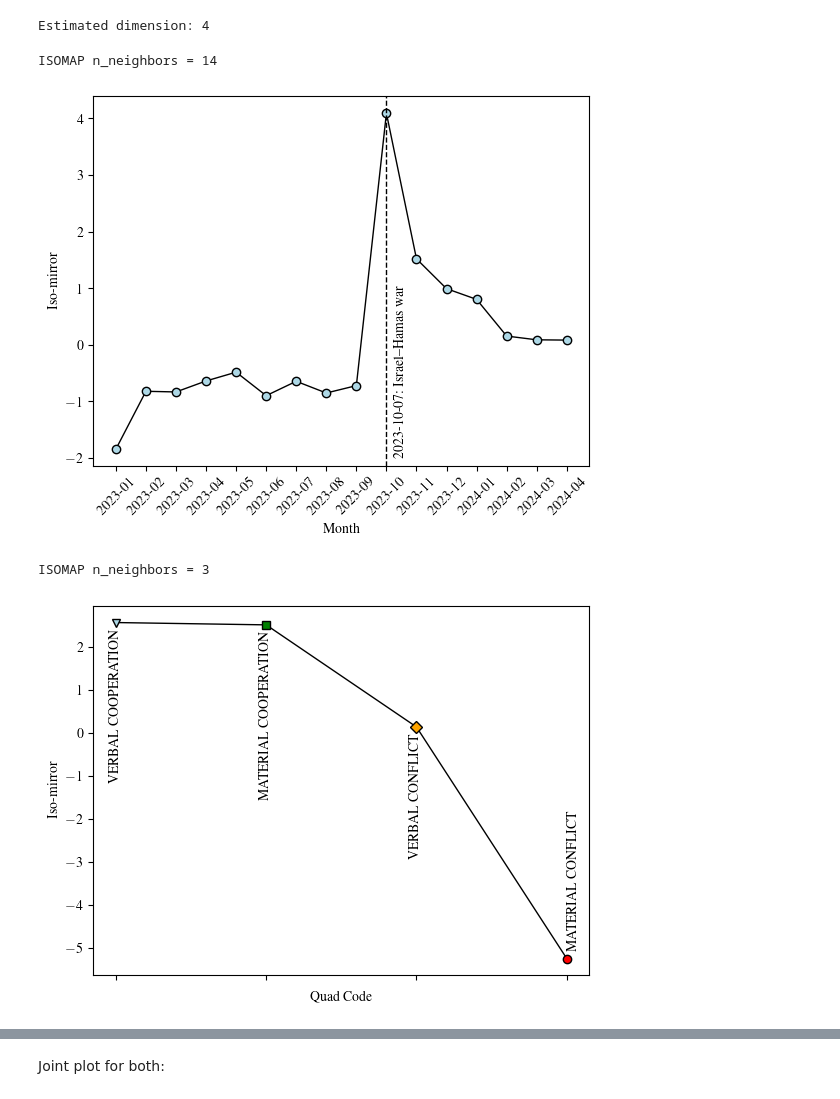
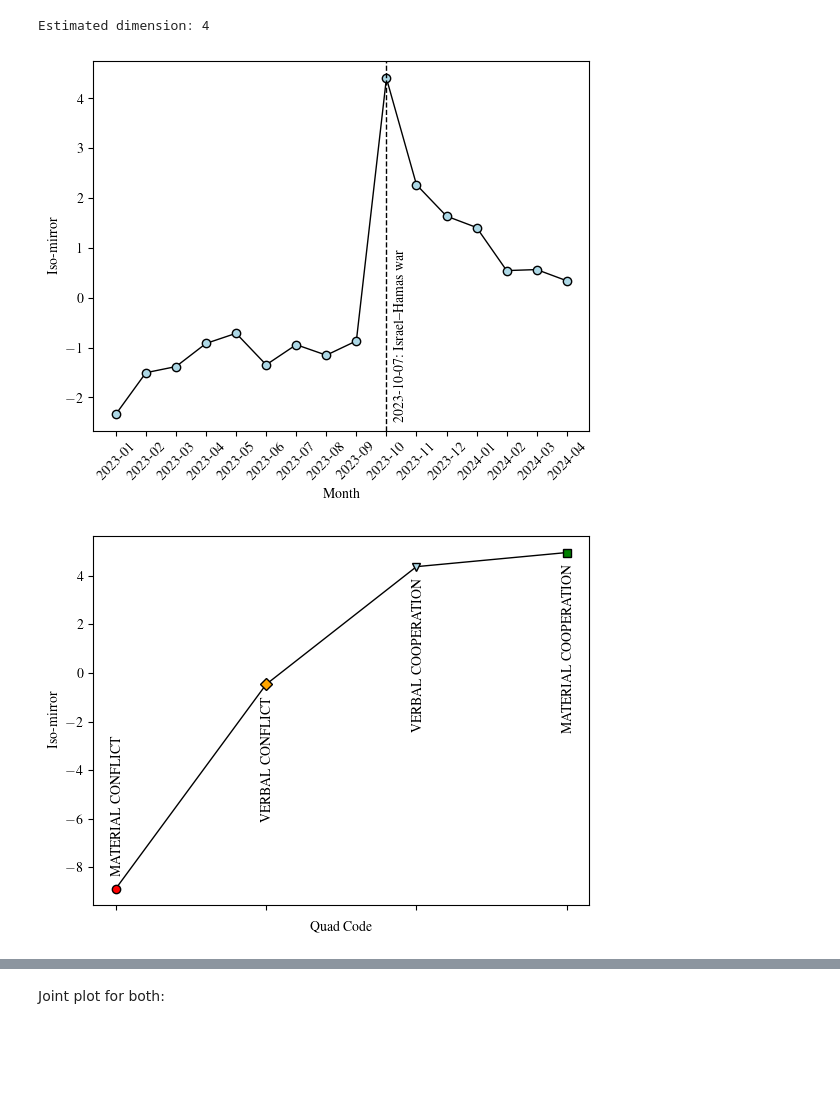
Before and after one commit to mjbaum/dmprdpg, a Jupyter notebook: notebooks/polecat.ipynb, the cells around one changed output, grey strips where cells are left out. Saved outputs shown, nothing was run; the diff lists cells and outputs as text; code cells hidden in the pictures; blank space fills up the shorter version.

```diff
--- a/notebooks/polecat.ipynb
+++ b/notebooks/polecat.ipynb
@@ -104,13 +104,13 @@ for event_month_id in subset_times:
 # %% [markdown]
 Calculate the DUASE from the adjacency matrices, using the function `duase` in `dmprdpg`.
 # %%
-S = dmprdpg.singular_values_A_tilde(A_dict, K=K, T=T, d_max=100)
+S = dmprdpg.singular_values_A_tilde(A_dict, K=K, T=T, d_max=A_dict[0,0].shape[0]-1)
 d = dmprdpg.eigengap(S, x=2)[-1]
 print('Estimated dimension:', d)
 # %% [output]
 Estimated dimension: 4
 # %%
-X, Y = dmprdpg.duase(A_dict, K=K, T=T, d=8)
+X, Y = dmprdpg.duase(A_dict, K=K, T=T, d=d)
 # %% [markdown]
 Plot the output of DUASE.
 # %%
@@ -142,7 +142,7 @@ plt.show()
 # %% [markdown]
 Apply the `isomirror` function on the left embedding $\hat{\mathbf{X}}^k,\ k=1,\dots,K$, and plot.
 # %%
-V = dmprdpg.mirror(X, n_components_cmds=2, n_components_isomap=1, verbose=True)
+V = dmprdpg.mirror(X, n_components_cmds=2, n_components_isomap=1, n_neighbors=10)
 V_vals = np.sort(V[:,0])[::-1]
 V_keys = np.array(map_event_type[0][np.argsort(V[:,0])[::-1]])
 V_cols = list(map_event_type[3][np.argsort(V[:,0])[::-1]])
@@ -216,7 +214,7 @@ for event_month_id in subset_times:
         # Add the sparse matrix to the dictionary
         A_dict[(quad_id, event_month_id-3)] = sparse_matrix
 # %%
-S = dmprdpg.singular_values_A_tilde(A_dict, K=K, T=T, d_max=100)
+S = dmprdpg.singular_values_A_tilde(A_dict, K=K, T=T, d_max=A_dict[0,0].shape[0]-1)
 d = dmprdpg.eigengap(S, x=2)[-1]
 print('Estimated dimension:', d)
 # %% [output]
@@ -224,7 +222,7 @@ Estimated dimension: 4
 # %%
 X, Y = dmprdpg.duase(A_dict, K=K, T=T, d=d)
 # %%
-V = dmprdpg.mirror(Y, n_components_cmds=2, n_components_isomap=1, verbose=True)
+V = dmprdpg.mirror(Y, n_components_cmds=2, n_components_isomap=1, n_neighbors=10)
 plt.plot(np.arange(len(V))+1, V, marker='o', color='black', markerfacecolor='lightblue', lw=1)
 plt.xticks(np.arange(len(V))+1, labels=map_month[0][subset_times], rotation=45)
 # Set xlabel and ylabel
@@ -234,40 +232,38 @@ plt.ylabel('Iso-mirror')
 ## x must be where the time is equal to 2023-10 and remove 3 to match the index
 plt.axvline(x=np.where(map_month[0] == '2023-10')[0]-2, color='black', linestyle='--', lw=1)
 ## Add text 'Israel–Hamas war' next to the vertical line
-plt.text(np.where(map_month[0] == '2023-10')[0]-2+0.25, -2, '2023-10-07: Israel–Hamas war', rotation=90, verticalalignment='bottom')
+plt.text(np.where(map_month[0] == '2023-10')[0]-2+0.25, -2.5, '2023-10-07: Israel–Hamas war', rotation=90, verticalalignment='bottom')
 ## Save as PDF
 plt.savefig('figures/polecat_isomap_time_quad.pdf', bbox_inches='tight')
 plt.show()
 # %% [output]
-ISOMAP n_neighbors = 14
-[figure, old version]
+[figure, new version]
 # %%
 ## Get PLOVER intensity scores
 plover = pd.read_csv('../data/polecat/plover_intensity.csv', header=None)
 ## Calculate the mean intensity for each value of Quad Code (column index 3)
 plover_mean = np.array(plover.groupby(3)[1].mean().reset_index())
 # %%
-V = dmprdpg.mirror(X, n_components_cmds=2, n_components_isomap=1, verbose=True)
+V = dmprdpg.mirror(X, n_components_cmds=2, n_components_isomap=1, n_neighbors=1)
 V_vals = np.sort(V[:,0])[::-1]
 V_keys = np.array(map_quad_code[0][np.argsort(V[:,0])[::-1]])
 V_cols = list(map_quad_code[1][np.argsort(V[:,0])[::-1]])
 colours = ['red', 'green', 'orange', 'lightblue']
 markers = ['o', 's', 'D', 'v']
-plt.plot(np.arange(K), V_vals, color='black', lw=1)
+plt.plot(np.arange(K), -V_vals, color='black', lw=1)
 ## Plot in the legend
 plt.xticks(np.arange(K), labels=[], rotation=30)
 ## Add the labels in xticks as text next to the points
 for i in range(K):
-    plt.plot(i, V_vals[i], marker=markers[V_cols[i]], color='black', markerfacecolor=colours[V_cols[i]])
-    plt.text(i - (0.05 if i != 3 else 0), V_vals[i] - (0.15 if i != 3 else -0.15), V_keys[i], rotation=90, verticalalignment='bottom' if i==3 else 'top')
+    plt.plot(i, -V_vals[i], marker=markers[V_cols[i]], color='black', markerfacecolor=colours[V_cols[i]])
+    plt.text(i - 0.035, -V_vals[i] - (-0.5 if i == 0 else 0.5), V_keys[i], rotation=90, verticalalignment='bottom' if i==0 else 'top')
 # Set xlabel and ylabel
 plt.xlabel('Quad Code')
 plt.ylabel('Iso-mirror')
 ## Save as PDF
 plt.savefig('figures/polecat_isomap_quad_code.pdf', bbox_inches='tight')
 plt.show()
 # %% [output]
-ISOMAP n_neighbors = 3
-[figure, old version]
+[figure, new version]
 # %%
 V_plover = plover_mean[:,1][np.argsort(V[:,0])[::-1]]
```
Also changed, not shown: parts of 4 cells of this notebook.
